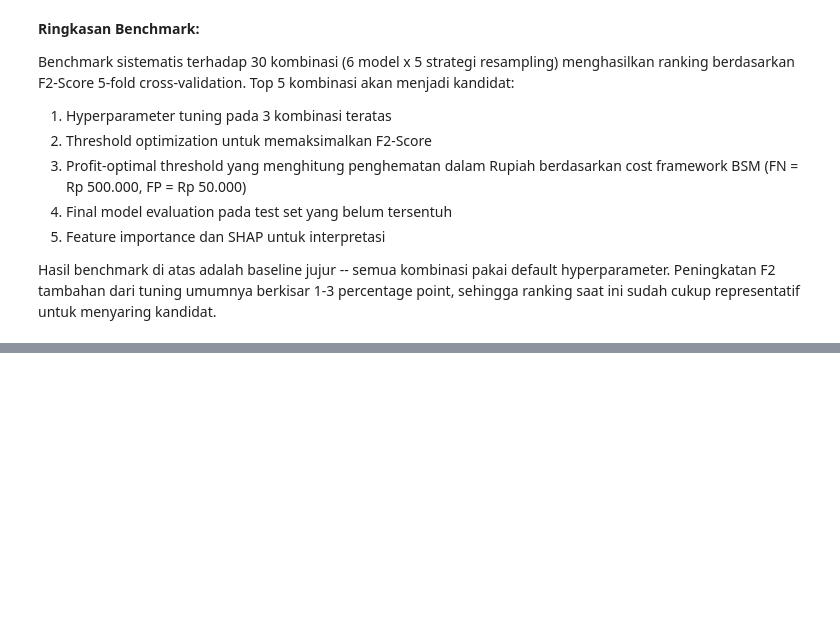
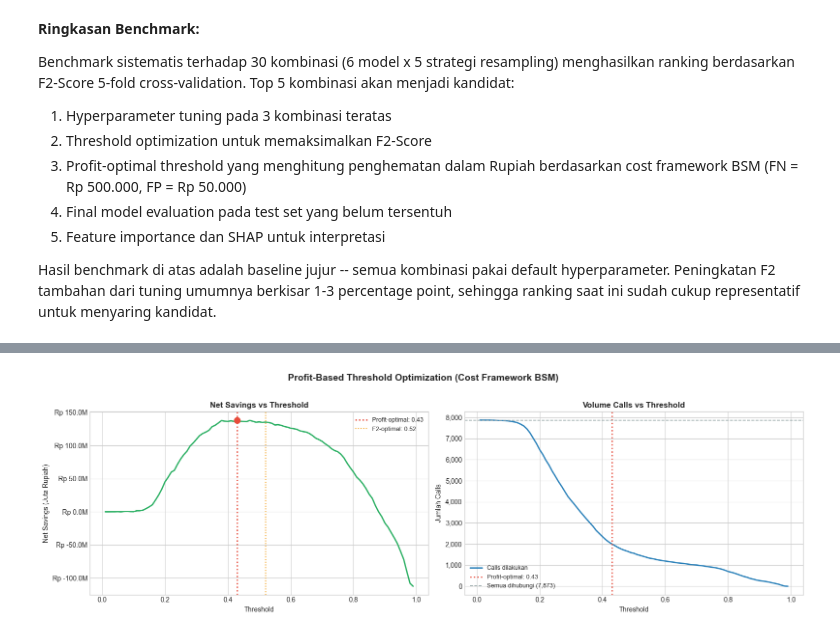
Before and after one commit to ravasrgh/bank-marketing-campaign-predictive-analytics, a Jupyter notebook: BSM_Bank_Marketing_FinalProject.ipynb, the cells around one changed output, grey strips where cells are left out. Drawn from its saved outputs; the diff is of its cells as text; code cells hidden in the pictures; blank space fills up the shorter version.

```diff
--- a/BSM_Bank_Marketing_FinalProject.ipynb
+++ b/BSM_Bank_Marketing_FinalProject.ipynb
@@ -3233,0 +3667,91 @@ Hasil benchmark di atas adalah baseline jujur -- semua kombinasi pakai default h
+# %%
+# ============================================================
+# E.11 PROFIT-BASED THRESHOLD OPTIMIZATION (RUPIAH)
+# ============================================================
+
+print("=" * 70)
+print("E.11 PROFIT-BASED THRESHOLD OPTIMIZATION")
+print("=" * 70)
+print(f"COST_FN = Rp {COST_FN:,.0f} (nasabah potensial terlewat)")
+print(f"COST_FP = Rp {COST_FP:,.0f} (call sia-sia)")
+print()
+
+savings_list = []
+
+for t in thresholds:
+    y_pred_t = (y_prob >= t).astype(int)
+    tn, fp, fn, tp = confusion_matrix(y_test, y_pred_t).ravel()
+
+    cost_model   = fp * COST_FP + fn * COST_FN
+    n_no  = (y_test == 0).sum()
+    cost_no_model = n_no * COST_FP
+
+    net_savings = cost_no_model - cost_model
+
+    savings_list.append({
+        'threshold'    : t,
+        'tp': tp, 'fp': fp, 'fn': fn, 'tn': tn,
+        'cost_model'   : cost_model,
+        'cost_no_model': cost_no_model,
+        'net_savings'  : net_savings,
+        'calls_made'   : tp + fp,
+        'recall'       : recall_score(y_test, y_pred_t, zero_division=0),
+        'precision'    : precision_score(y_test, y_pred_t, zero_division=0),
+        'f2'           : fbeta_score(y_test, y_pred_t, beta=2, zero_division=0)
+    })
+
+savings_df = pd.DataFrame(savings_list)
+
+best_profit_idx      = savings_df['net_savings'].idxmax()
+THRESHOLD_PROFIT     = savings_df.loc[best_profit_idx, 'threshold']
+MAX_SAVINGS          = savings_df.loc[best_profit_idx, 'net_savings']
+COST_NO_MODEL        = savings_df.loc[best_profit_idx, 'cost_no_model']
+CALLS_MADE_PROFIT    = savings_df.loc[best_profit_idx, 'calls_made']
+RECALL_PROFIT        = savings_df.loc[best_profit_idx, 'recall']
+PRECISION_PROFIT     = savings_df.loc[best_profit_idx, 'precision']
+FP_PROFIT            = savings_df.loc[best_profit_idx, 'fp']
+FN_PROFIT            = savings_df.loc[best_profit_idx, 'fn']
+TP_PROFIT            = savings_df.loc[best_profit_idx, 'tp']
+TN_PROFIT            = savings_df.loc[best_profit_idx, 'tn']
+
+print(f"Threshold Profit-optimal : {THRESHOLD_PROFIT:.2f}")
+print(f"Net Savings Maksimum     : Rp {MAX_SAVINGS:,.0f}")
+print(f"Biaya tanpa model        : Rp {COST_NO_MODEL:,.0f}")
+print(f"Calls yang dibuat        : {int(CALLS_MADE_PROFIT):,} dari {len(y_test):,} total")
+print(f"Efisiensi calls          : {CALLS_MADE_PROFIT/len(y_test)*100:.1f}% nasabah dihubungi")
+print(f"Recall  @ profit-threshold: {RECALL_PROFIT:.4f}")
+print(f"Precision @ profit-threshold: {PRECISION_PROFIT:.4f}")
+
+fig, axes = plt.subplots(1, 2, figsize=(16, 5))
+
+axes[0].plot(savings_df['threshold'], savings_df['net_savings'] / 1e6,
+             color='#27ae60', linewidth=2)
+axes[0].axvline(THRESHOLD_PROFIT, color='#e74c3c', linestyle=':', linewidth=2,
+                label=f'Profit-optimal: {THRESHOLD_PROFIT:.2f}')
+axes[0].axvline(THRESHOLD_F2, color='#f39c12', linestyle=':', linewidth=1.5,
+                label=f'F2-optimal: {THRESHOLD_F2:.2f}')
+axes[0].scatter([THRESHOLD_PROFIT], [MAX_SAVINGS / 1e6], color='#e74c3c', s=80, zorder=5)
+axes[0].set_xlabel('Threshold')
+axes[0].set_ylabel('Net Savings (Juta Rupiah)')
+axes[0].set_title('Net Savings vs Threshold', fontsize=12, fontweight='bold')
+axes[0].legend(fontsize=9)
+axes[0].yaxis.set_major_formatter(FuncFormatter(lambda x, _: f'Rp {x:.1f}M'))
+
+axes[1].plot(savings_df['threshold'], savings_df['calls_made'],
+             color='#2980b9', linewidth=2, label='Calls dilakukan')
+axes[1].axvline(THRESHOLD_PROFIT, color='#e74c3c', linestyle=':', linewidth=2,
+                label=f'Profit-optimal: {THRESHOLD_PROFIT:.2f}')
+axes[1].axhline(len(y_test), color='#95a5a6', linestyle='--', linewidth=1.2,
+                label=f'Semua dihubungi ({len(y_test):,})')
+axes[1].set_xlabel('Threshold')
+axes[1].set_ylabel('Jumlah Calls')
+axes[1].set_title('Volume Calls vs Threshold', fontsize=12, fontweight='bold')
+axes[1].legend(fontsize=9)
+axes[1].yaxis.set_major_formatter(FuncFormatter(lambda x, _: f'{int(x):,}'))
+
+plt.suptitle('Profit-Based Threshold Optimization (Cost Framework BSM)', fontsize=14, fontweight='bold', y=1.02)
+plt.tight_layout()
+plt.savefig('e11_threshold_profit.png', dpi=150, bbox_inches='tight')
+plt.show()
+print("Plot disimpan: e11_threshold_profit.png")
+# %% [output]
@@ -3233,0 +3771 @@ Hasil benchmark di atas adalah baseline jujur -- semua kombinasi pakai default h
+[figure, added]
```
Also changed, not shown: parts of 84 cells of this notebook, 1 other file.
